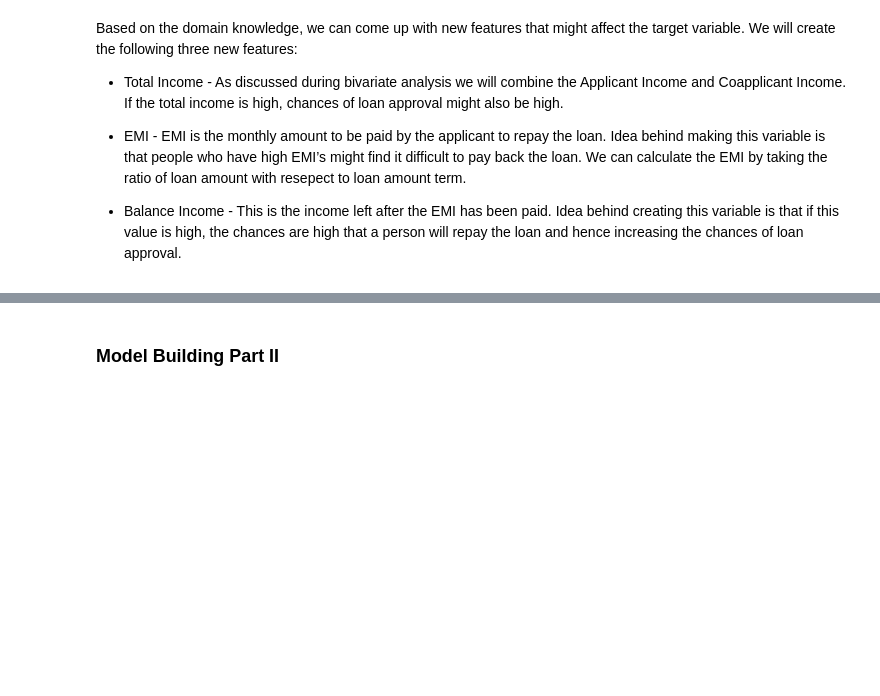
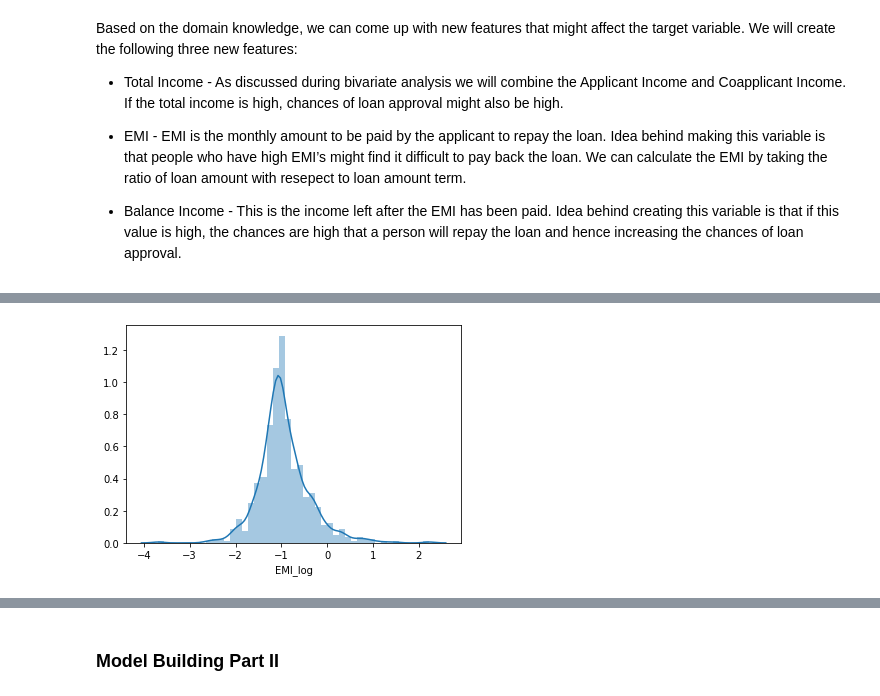
Before and after one commit to nsbisht/S2_Project_AoML_Comparative_Study_of_ML_Classification_Algorithms, a Jupyter notebook: Loan_Prediction/LP.ipynb, the cells around one changed output, grey strips where cells are left out. Cells and saved outputs as stored; diff of their text form; code cells hidden in the pictures; blank space fills up the shorter version.

```diff
--- a/Loan_Prediction/LP.ipynb
+++ b/Loan_Prediction/LP.ipynb
@@ -451,0 +477,5 @@ variable. We will create the following three new features:
+# %%
+loan_data['EMI_log'] = np.log(loan_data['EMI'])
+sns.distplot(loan_data['EMI_log']);
+# %% [output]
+[figure, added]
```
Also changed, not shown: parts of 36 cells of this notebook.
